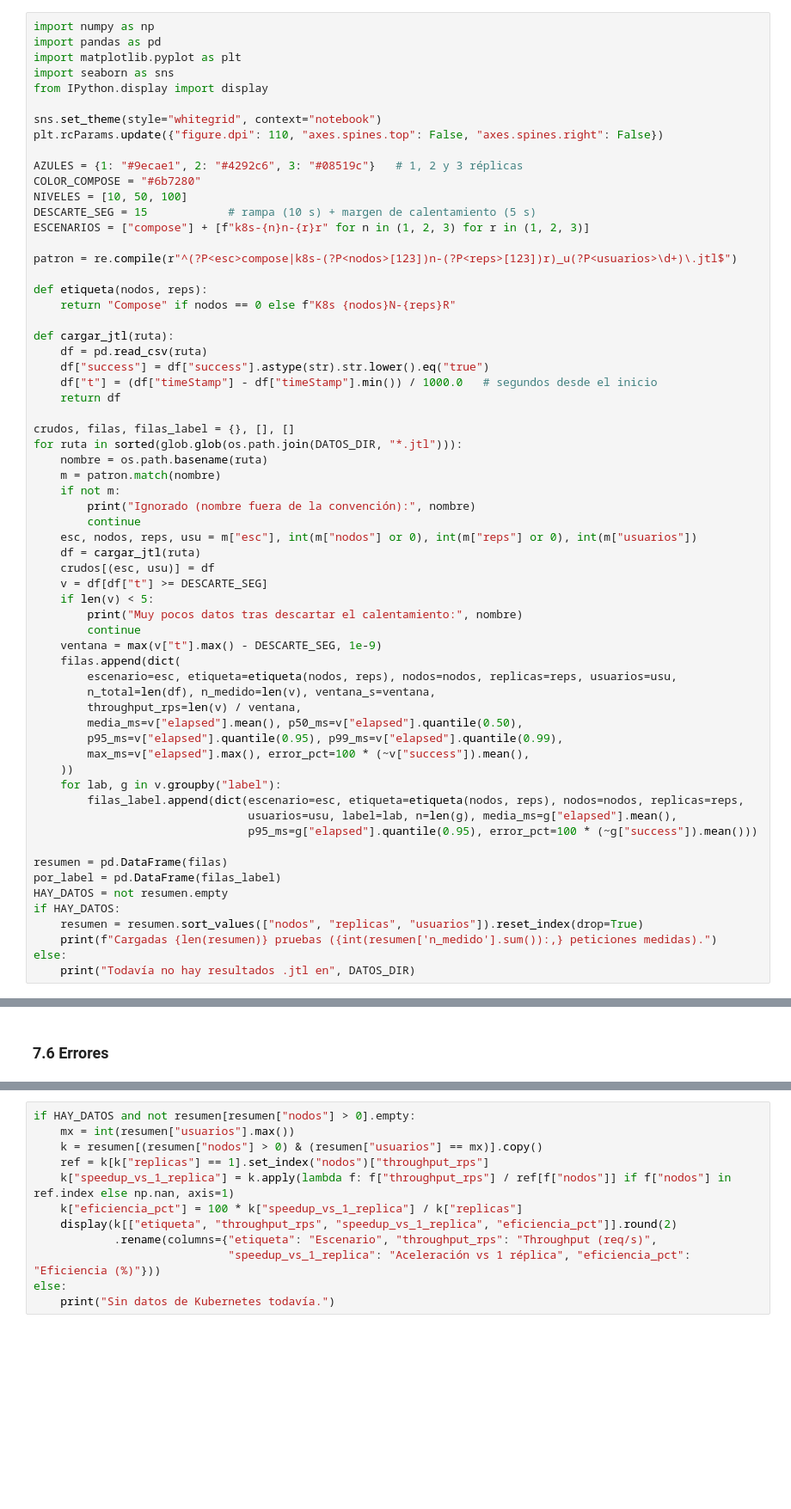
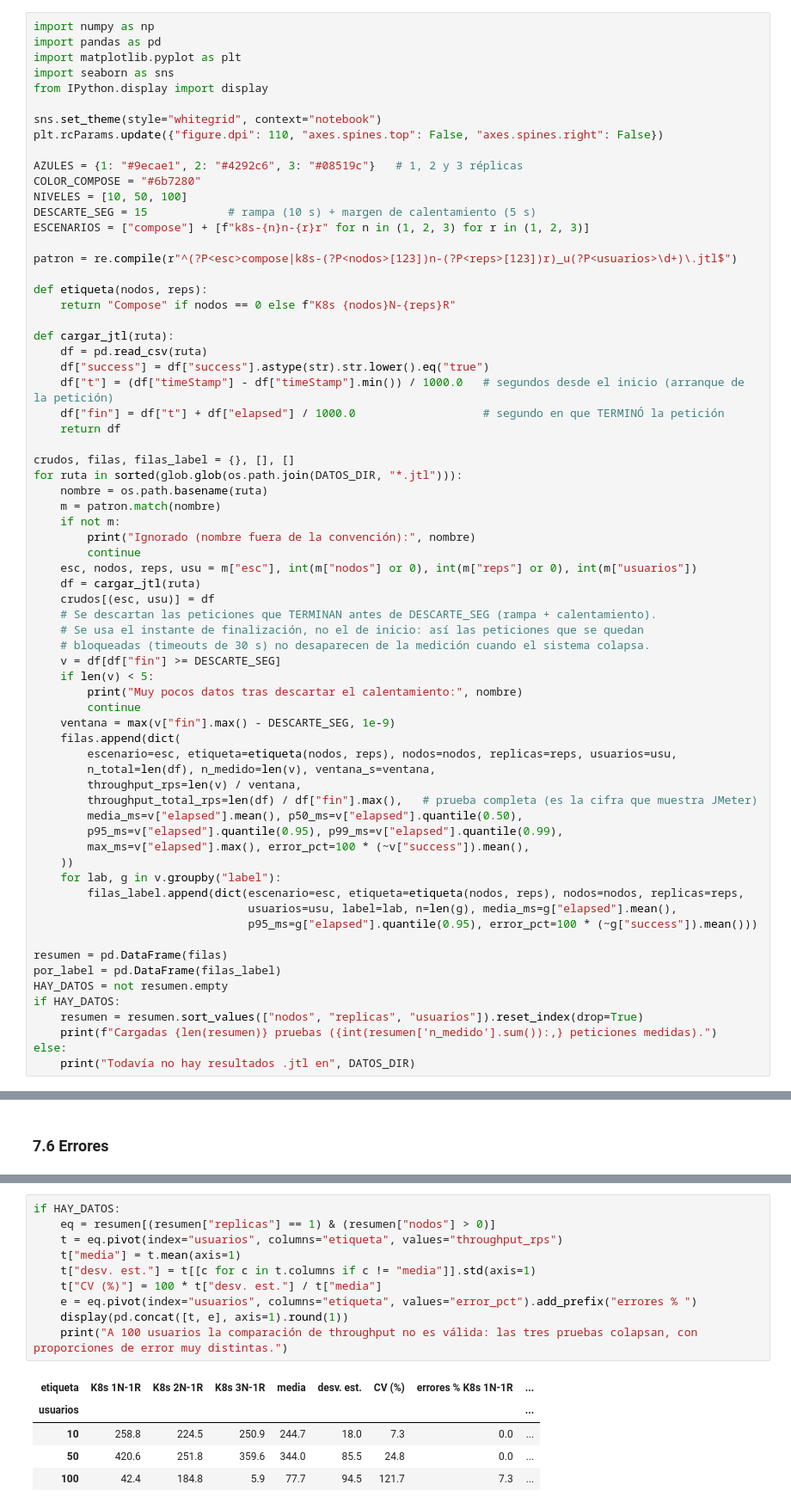
Before and after one commit to alalo10/Proyecto_kubernetes_k8s, a Jupyter notebook: notebooks/analisis_despliegues.ipynb, the cells around one changed output, grey strips where cells are left out. Shown at 86% size. Saved outputs shown, nothing was run; the diff lists cells and outputs as text; blank space fills up the shorter version.

```diff
--- a/notebooks/analisis_despliegues.ipynb
+++ b/notebooks/analisis_despliegues.ipynb
@@ -207,7 +291,8 @@ def etiqueta(nodos, reps):
 def cargar_jtl(ruta):
     df = pd.read_csv(ruta)
     df["success"] = df["success"].astype(str).str.lower().eq("true")
-    df["t"] = (df["timeStamp"] - df["timeStamp"].min()) / 1000.0   # segundos desde el inicio
+    df["t"] = (df["timeStamp"] - df["timeStamp"].min()) / 1000.0   # segundos desde el inicio (arranque de la petición)
+    df["fin"] = df["t"] + df["elapsed"] / 1000.0                   # segundo en que TERMINÓ la petición
     return df
 
 crudos, filas, filas_label = {}, [], []
@@ -220,15 +305,19 @@ for ruta in sorted(glob.glob(os.path.join(DATOS_DIR, "*.jtl"))):
     esc, nodos, reps, usu = m["esc"], int(m["nodos"] or 0), int(m["reps"] or 0), int(m["usuarios"])
     df = cargar_jtl(ruta)
     crudos[(esc, usu)] = df
-    v = df[df["t"] >= DESCARTE_SEG]
+    # Se descartan las peticiones que TERMINAN antes de DESCARTE_SEG (rampa + calentamiento).
+    # Se usa el instante de finalización, no el de inicio: así las peticiones que se quedan
+    # bloqueadas (timeouts de 30 s) no desaparecen de la medición cuando el sistema colapsa.
+    v = df[df["fin"] >= DESCARTE_SEG]
     if len(v) < 5:
         print("Muy pocos datos tras descartar el calentamiento:", nombre)
         continue
-    ventana = max(v["t"].max() - DESCARTE_SEG, 1e-9)
+    ventana = max(v["fin"].max() - DESCARTE_SEG, 1e-9)
     filas.append(dict(
         escenario=esc, etiqueta=etiqueta(nodos, reps), nodos=nodos, replicas=reps, usuarios=usu,
         n_total=len(df), n_medido=len(v), ventana_s=ventana,
         throughput_rps=len(v) / ventana,
+        throughput_total_rps=len(df) / df["fin"].max(),   # prueba completa (es la cifra que muestra JMeter)
         media_ms=v["elapsed"].mean(), p50_ms=v["elapsed"].quantile(0.50),
         p95_ms=v["elapsed"].quantile(0.95), p99_ms=v["elapsed"].quantile(0.99),
         max_ms=v["elapsed"].max(), error_pct=100 * (~v["success"]).mean(),
@@ -436,12 +600,16 @@ Si duplicar las réplicas duplicara el throughput, la eficiencia sería del 100
 # %%
-if HAY_DATOS and not resumen[resumen["nodos"] > 0].empty:
-    mx = int(resumen["usuarios"].max())
-    k = resumen[(resumen["nodos"] > 0) & (resumen["usuarios"] == mx)].copy()
-    ref = k[k["replicas"] == 1].set_index("nodos")["throughput_rps"]
-    k["speedup_vs_1_replica"] = k.apply(lambda f: f["throughput_rps"] / ref[f["nodos"]] if f["nodos"] in ref.index else np.nan, axis=1)
-    k["eficiencia_pct"] = 100 * k["speedup_vs_1_replica"] / k["replicas"]
-    display(k[["etiqueta", "throughput_rps", "speedup_vs_1_replica", "eficiencia_pct"]].round(2)
-            .rename(columns={"etiqueta": "Escenario", "throughput_rps": "Throughput (req/s)",
-                             "speedup_vs_1_replica": "Aceleración vs 1 réplica", "eficiencia_pct": "Eficiencia (%)"}))
-else:
-    print("Sin datos de Kubernetes todavía.")
+if HAY_DATOS:
+    eq = resumen[(resumen["replicas"] == 1) & (resumen["nodos"] > 0)]
+    t = eq.pivot(index="usuarios", columns="etiqueta", values="throughput_rps")
+    t["media"] = t.mean(axis=1)
+    t["desv. est."] = t[[c for c in t.columns if c != "media"]].std(axis=1)
+    t["CV (%)"] = 100 * t["desv. est."] / t["media"]
+    e = eq.pivot(index="usuarios", columns="etiqueta", values="error_pct").add_prefix("errores % ")
+    display(pd.concat([t, e], axis=1).round(1))
+    print("A 100 usuarios la comparación de throughput no es válida: las tres pruebas colapsan, con proporciones de error muy distintas.")
+# %% [output]
+| etiqueta | K8s 1N-1R | K8s 2N-1R | K8s 3N-1R | media | desv. est. | CV (%) | errores % K8s 1N-1R | ... |
+| usuarios |  |  |  |  |  |  |  | ... |
+| 10 | 258.8 | 224.5 | 250.9 | 244.7 | 18.0 | 7.3 | 0.0 | ... |
+| 50 | 420.6 | 251.8 | 359.6 | 344.0 | 85.5 | 24.8 | 0.0 | ... |
+| 100 | 42.4 | 184.8 | 5.9 | 77.7 | 94.5 | 121.7 | 7.3 | ... |
```
Also changed, not shown: parts of 25 cells of this notebook.
